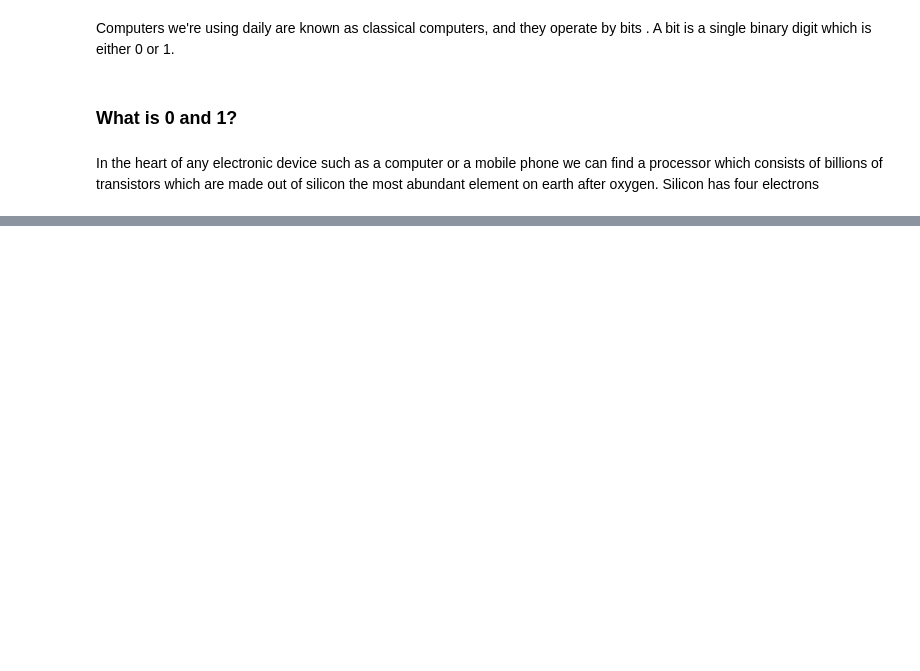
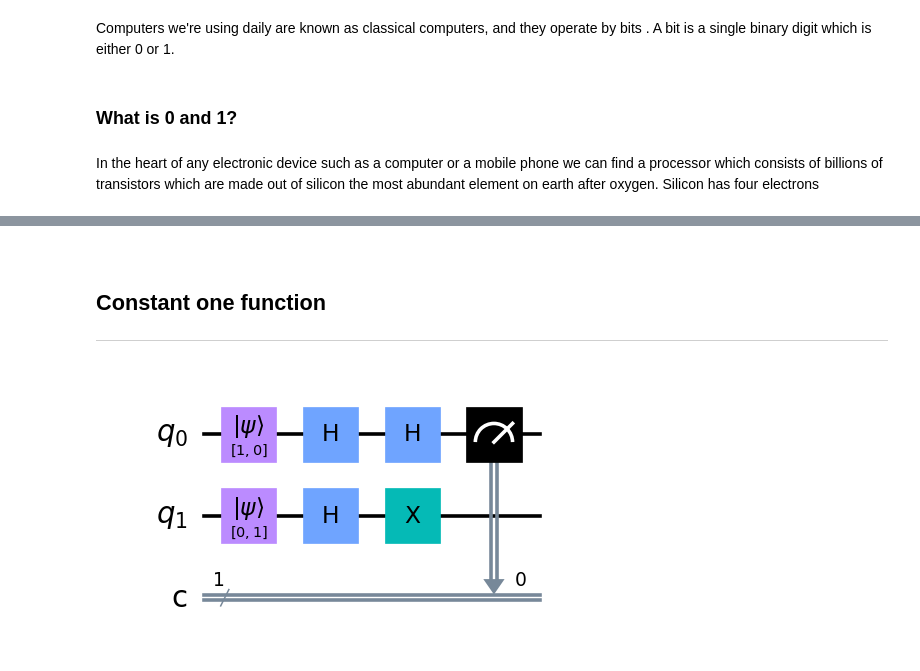
Before and after one commit to wojtekpogo/emerging-technologies, a Jupyter notebook: quantum-deutsch.ipynb, the cells around one changed output, grey strips where cells are left out. Cells and saved outputs as stored; diff of their text form; code cells hidden in the pictures; blank space fills up the shorter version.

```diff
--- a/quantum-deutsch.ipynb
+++ b/quantum-deutsch.ipynb
@@ -39,0 +168,3 @@ In the heart of any electronic device such as a computer or a mobile phone we ca
+# %%
+# Change the plot style
+plt.style.use('ggplot')
@@ -39,0 +249,21 @@ In the heart of any electronic device such as a computer or a mobile phone we ca
+# %% [markdown]
+<br>
+
+## Constant one function
+***
+# %%
+# Similar setup as with Constant zero function
+circuit = qiskit.QuantumCircuit(2,1)
+circuit.initialize([1,0],0)
+circuit.initialize([0,1],1)
+# Applying Hadamard gate to each cubit
+circuit.h((0,1))
+# X gate
+circuit.x(1)
+circuit.h(0)
+
+circuit.measure(0,0)
+# Draw the circuit
+circuit.draw(output='mpl',scale=1.8)
+# %% [output]
+[figure, added]
```
Also changed, not shown: parts of 48 cells of this notebook, 3 other files.
